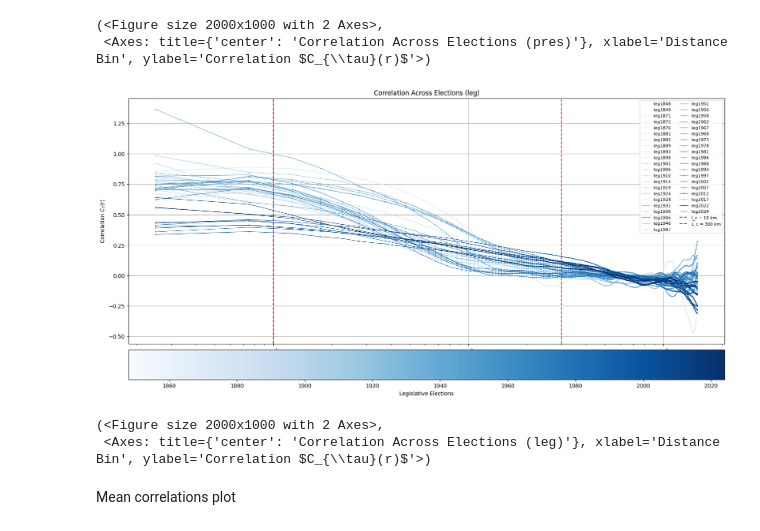
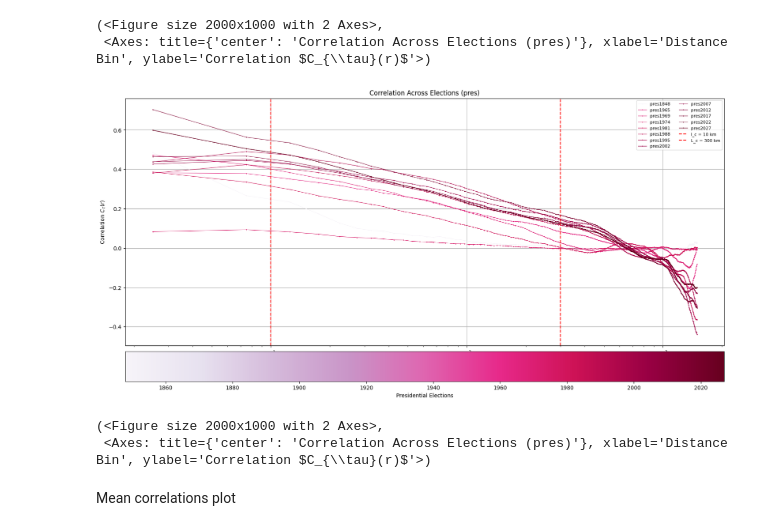
Before and after one commit to artmanceau/electera, a Jupyter notebook: notebooks/model/Spatial_correlations_new.ipynb, the cells around one changed output. Saved outputs shown, nothing was run; the diff lists cells and outputs as text; code cells hidden in the pictures.

```diff
--- a/notebooks/model/Spatial_correlations_new.ipynb
+++ b/notebooks/model/Spatial_correlations_new.ipynb
@@ -151,11 +151,11 @@ plot_election_correlations("pvotepar", mode="pres")
 (<Figure size 2000x1000 with 2 Axes>,
  <Axes: title={'center': 'Correlation Across Elections (pres)'}, xlabel='Distance Bin', ylabel='Correlation $C_{\\tau}(r)$'>)
 # %%
-plot_election_correlations("pvoteD", mode="leg")
+plot_election_correlations("pvoteD", mode="pres")
 # %% [output]
-[figure, old version]
+[figure, new version]
 (<Figure size 2000x1000 with 2 Axes>,
- <Axes: title={'center': 'Correlation Across Elections (leg)'}, xlabel='Distance Bin', ylabel='Correlation $C_{\\tau}(r)$'>)
+ <Axes: title={'center': 'Correlation Across Elections (pres)'}, xlabel='Distance Bin', ylabel='Correlation $C_{\\tau}(r)$'>)
 # %% [markdown]
 Mean correlations plot
 # %% [markdown]
```
Also changed, not shown: 3 other files.
